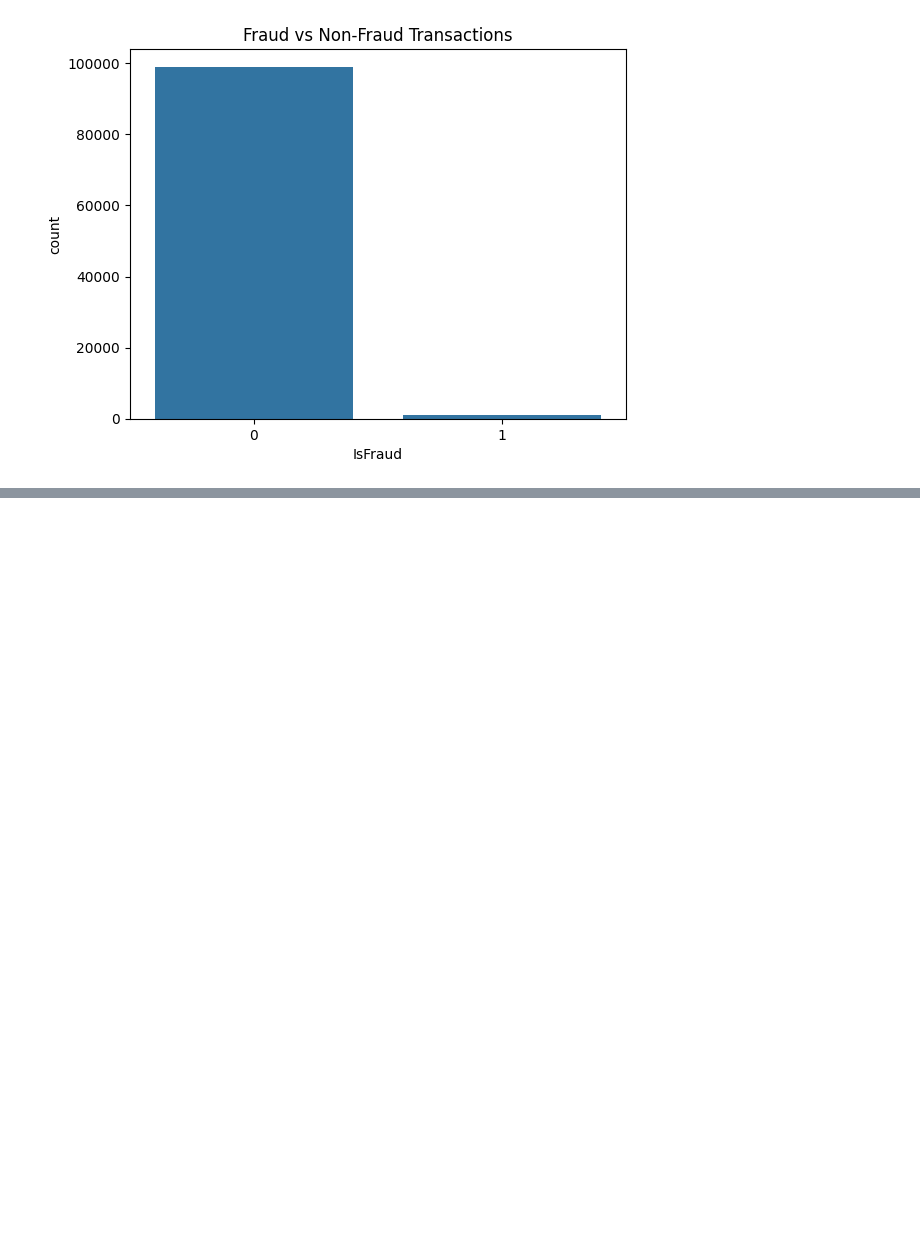
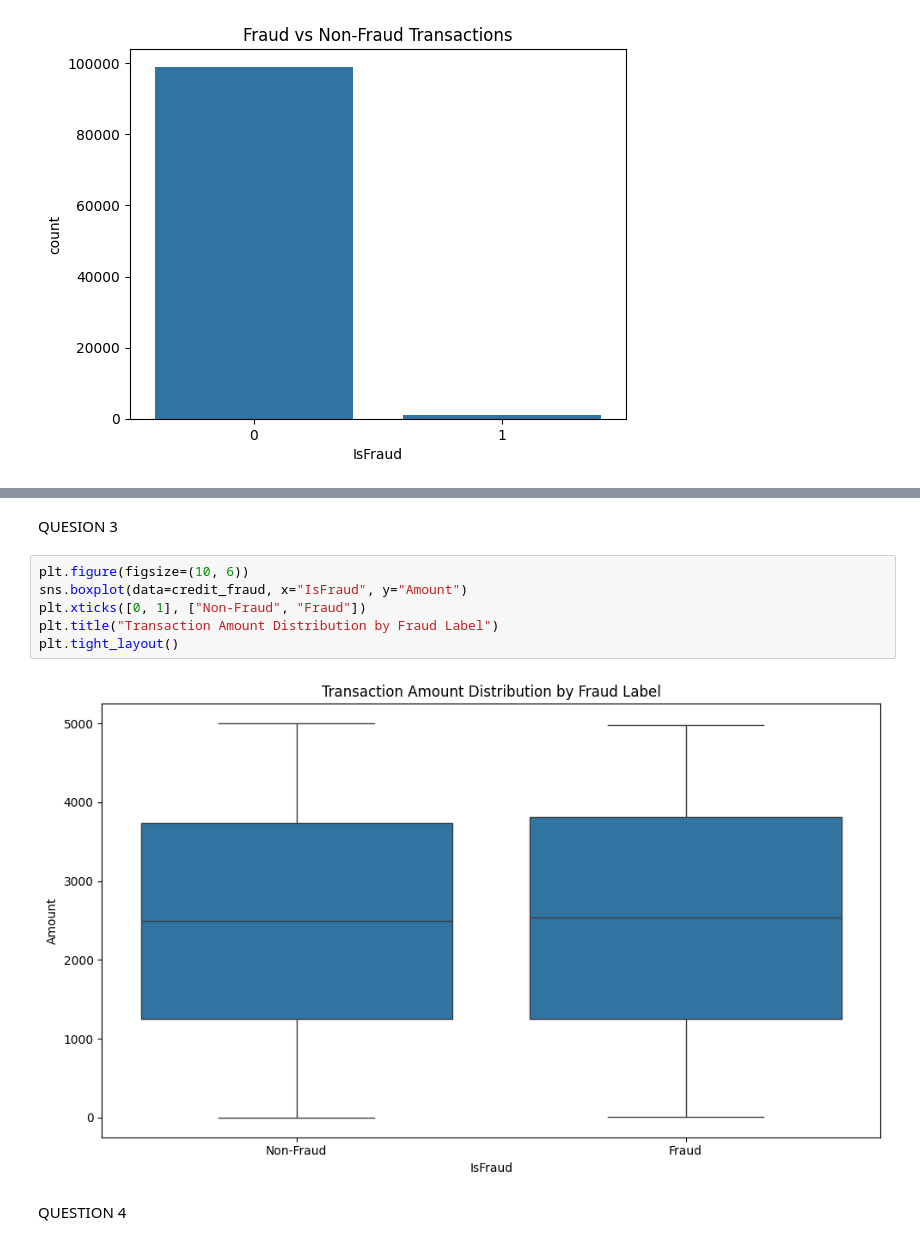
Before and after one commit to timomugishan8-ai/Credit-Card-Fraud-Detection-Project, a Jupyter notebook: notebooks/exploratory_data_analysis.ipynb, the cells around one changed output, grey strips where cells are left out. Cells and saved outputs as stored; diff of their text form; blank space fills up the shorter version.

```diff
--- a/notebooks/exploratory_data_analysis.ipynb
+++ b/notebooks/exploratory_data_analysis.ipynb
@@ -93,0 +157,12 @@ sns.lineplot(x='block', y='IsFraud', data=fraud_by_id_block)
+# %% [markdown]
+QUESION 3
+# %%
+plt.figure(figsize=(10, 6))
+sns.boxplot(data=credit_fraud, x="IsFraud", y="Amount")
+plt.xticks([0, 1], ["Non-Fraud", "Fraud"])
+plt.title("Transaction Amount Distribution by Fraud Label")
+plt.tight_layout()
+# %% [output]
+[figure, added]
+# %% [markdown]
+QUESTION 4
```
Also changed, not shown: parts of 20 cells of this notebook, 2 other files.
